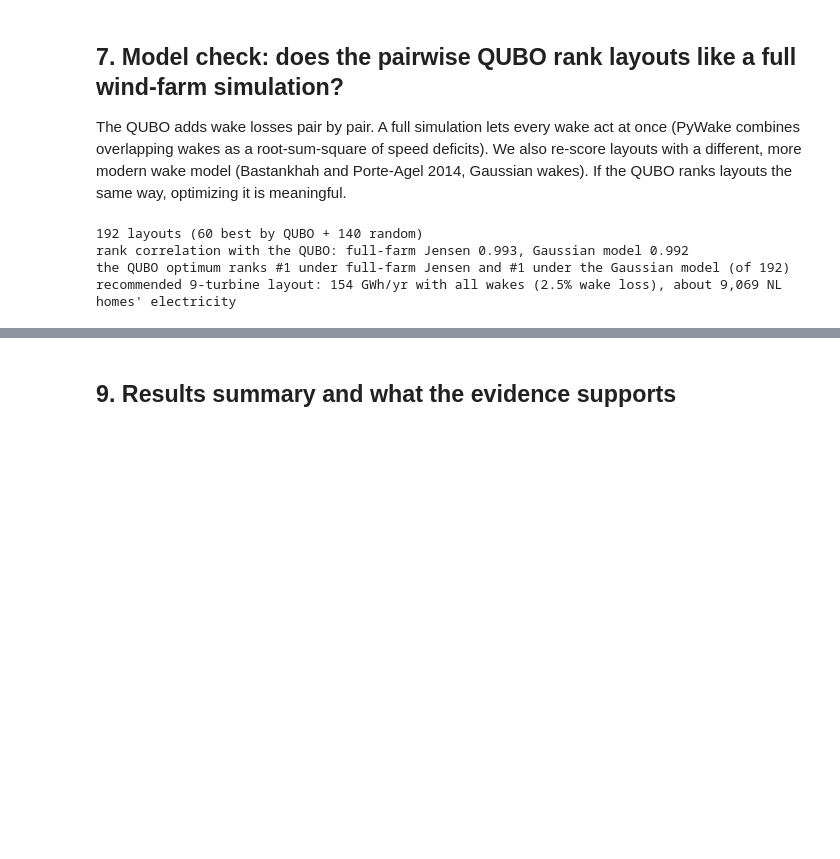
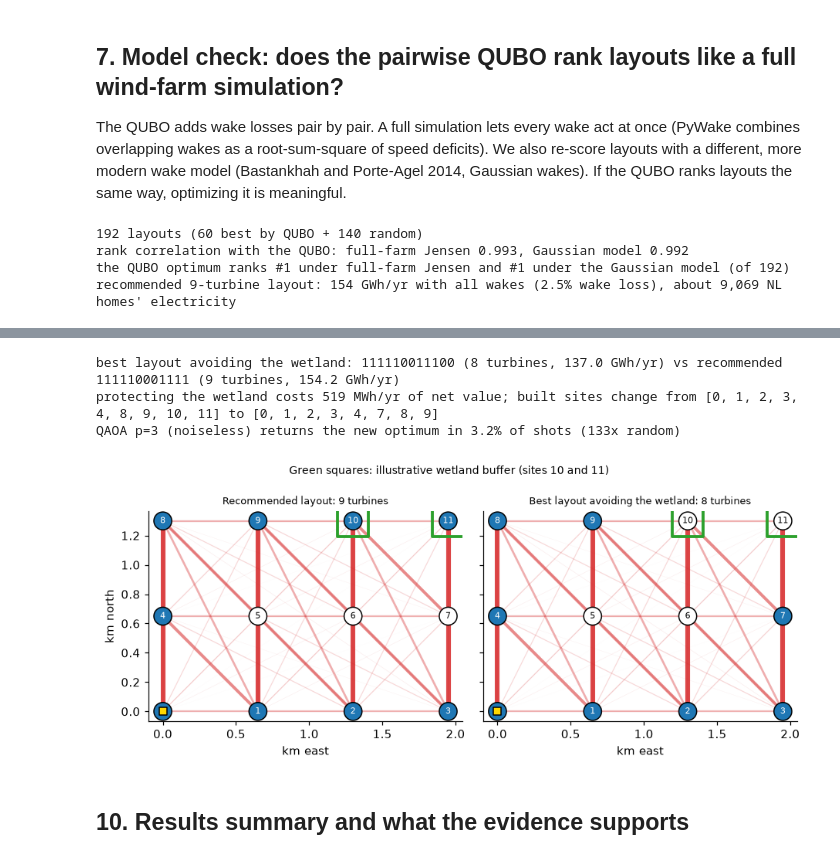
Before and after one commit to mrw-soumik/Qiskit-AI-Entanglers-, a Jupyter notebook: wakewise.ipynb, the cells around one changed output, grey strips where cells are left out. Drawn from its saved outputs; the diff is of its cells as text; code cells hidden in the pictures; blank space fills up the shorter version.

```diff
--- a/wakewise.ipynb
+++ b/wakewise.ipynb
@@ -503,5 +591,34 @@ per_year_table.style.format({"QAOA p=3 P(opt)": "{:.1%}", "x random": "{:,.0f}x"
+# %%
+WETLAND = [10, 11]
+lin_env = d["lin"].copy(); lin_env[WETLAND] += 0.20 * E
+x_env, f_env, v_env = ww.exact(lin_env, d["W"])
+assert x_env[WETLAND].sum() == 0
+farm_env = ww.farm_energy(jensen, d["xy"][x_env == 1], d["wd"], d["u"]).sum()
+env_cost = f_env - d["f_opt"]            # net value given up to protect the wetland (the penalty is zero for x_env)
+H_env, _ = ww.qubo_to_ising(lin_env, d["W"]); H_env = H_env / np.abs(H_env.coeffs).max()
+ans_env = ww.qaoa_circuit(H_env, 3)
+best_env, _ = ww.train_qaoa(ans_env, H_env, starts=5, seed=SEED_STARTS, values=v_env, alpha=ALPHA)
+p_env = ww.ideal_probabilities(ans_env, best_env.x)[np.isclose(v_env, f_env)].sum()
+print(f"best layout avoiding the wetland: {bits(x_env)} ({int(x_env.sum())} turbines, {farm_env / 1000:,.1f} GWh/yr) "
+      f"vs recommended {bits(d['x_opt'])} ({int(d['x_opt'].sum())} turbines, {farm_mwh / 1000:,.1f} GWh/yr)")
+print(f"protecting the wetland costs {env_cost:,.0f} MWh/yr of net value; built sites change from "
+      f"{sorted(np.flatnonzero(d['x_opt']).tolist())} to {sorted(np.flatnonzero(x_env).tolist())}")
+print(f"QAOA p=3 (noiseless) returns the new optimum in {p_env:.1%} of shots ({p_env / d['p_rand']:.0f}x random)")
+
+fig, axs = plt.subplots(1, 2, figsize=(8.6, 3.5), sharey=True)
+for ax, x, title in [(axs[0], d["x_opt"], "Recommended layout"), (axs[1], x_env, "Best layout avoiding the wetland")]:
+    draw_layout(ax, d, x, f"{title}: {int(x.sum())} turbines")
+    ax.scatter(*(d["xy"][WETLAND] / 1000).T, marker="s", s=700, facecolors="none", edgecolors="tab:green", linewidths=2.5, zorder=5)
+axs[0].set_ylabel("km north")
+fig.suptitle("Green squares: illustrative wetland buffer (sites 10 and 11)", fontsize=9)
+fig.tight_layout(); fig.savefig(FIG / "wetland.png", bbox_inches="tight"); plt.show()
+# %% [output]
+best layout avoiding the wetland: 111110011100 (8 turbines, 137.0 GWh/yr) vs recommended 111110001111 (9 turbines, 154.2 GWh/yr)
+protecting the wetland costs 519 MWh/yr of net value; built sites change from [0, 1, 2, 3, 4, 8, 9, 10, 11] to [0, 1, 2, 3, 4, 7, 8, 9]
+QAOA p=3 (noiseless) returns the new optimum in 3.2% of shots (133x random)
+[figure, added]
 # %% [markdown]
-## 9. Results summary and what the evidence supports
+## 10. Results summary and what the evidence supports
 # %%
 r12, r23, r16 = runs["climate_12"], runs["y2023_12"], runs["climate_16"]
 t12, t23, t16 = hw_table.loc["climate_12"], hw_table.loc["y2023_12"], hw_table.loc["climate_16"]
```
Also changed, not shown: parts of 14 cells of this notebook, 32 other files.
